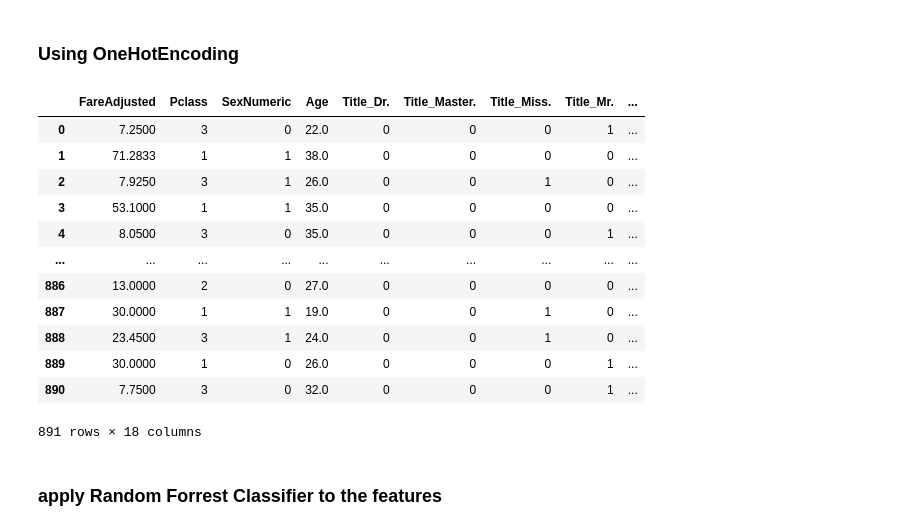
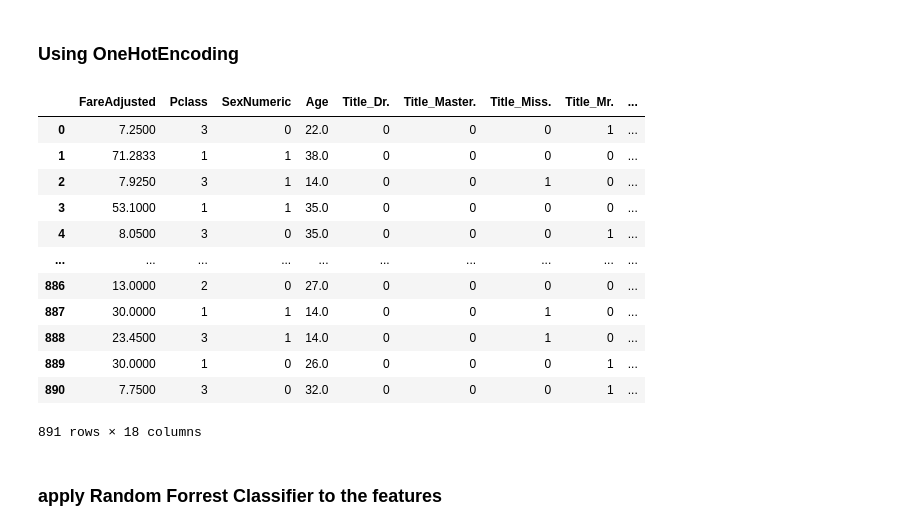
Before and after one commit to osofariu/titanic-kaggle, a Jupyter notebook: notebooks/titanic.ipynb, the cells around one changed output. Drawn from its saved outputs; the diff is of its cells as text; code cells hidden in the pictures.

```diff
--- a/notebooks/titanic.ipynb
+++ b/notebooks/titanic.ipynb
@@ -150,6 +151,11 @@ titles_esteemed_first = {
     'Mr.': 1
 }
 
+median_age_by_class = t_train.groupby('Pclass')['Age'].median()
+t_train['Age'] = t_train.apply(lambda row:
+                    14 if row['Title'] == 'Miss.' else
+                    median_age_by_class[row['Pclass']] if np.isnan(row['Age']) else row['Age'], axis=1)
+
 t_train['TitleNumeric'] = t_train['Title'].map(lambda title: titles_esteemed_first[title])
 
 feature_cols = ['FareAdjusted', 'Pclass', 'SexNumeric', 'TitleNumeric']
@@ -201,3 +207,18 @@ t_train['Deck'] = \
 # simply having s cabin assigned increases chances of survival
 t_train['CabinGoodNumeric'] = \
 t_train['Deck'].map(lambda letter: 1 if (letter in "BDEG") else 0)
+
+def extractLast(name):
+    parts = name.split(' ')
+    while (parts[0].islower()):
+        parts = parts[1:]
+    if (parts[0][-1] == ','):
+        return parts[0][:-1]
+    else:
+        return parts[0]
+
+t_train['LastName'] = t_train_orig['Name'].map(extractLast)
+
+
+# t_train['FamilyCount'] = t_train.groupby('LastName')['LastName'].count()
+t_train[['Name','LastName']].sort_values(['LastName'], axis='rows')
@@ -233,26 +268,25 @@ groups.get_group('Survived')
 # %%
 feature_cols_ohe = ['FareAdjusted', 'Pclass', 'SexNumeric', 'Title', 'Age', 'Deck']
 X_ohe = t_train[feature_cols_ohe]
 
-X_ohe = pd.concat([X_ohe,pd.get_dummies(X_ohe['Title'], prefix='Title')],axis=1).drop('Title', axis=1)
-X_ohe = pd.concat([X_ohe,pd.get_dummies(X_ohe['Deck'], prefix='Deck')],axis=1).drop('Deck', axis=1)
+X_ohe = pd.concat([X_ohe,pd.get_dummies(X_ohe[['Title', 'Deck']], prefix=['Title', 'Deck'])],axis=1).drop(['Title', 'Deck'], axis=1)
 
-# drop features that got a 0.0000 importance
+# drop features that don't help (they got a 0.0000 feature importance score)
 X_ohe = X_ohe.drop(['Title_Countess.', 'Deck_T', 'Title_Ms.', 'Title_Sir.', 'Title_Don.', 'Title_Capt.',
                     'Title_Col.', 'Title_Mlle.', 'Title_Major.', 'Title_Lady.', 'Title_Jonkheer.',
-                    'Title_Mme.', 'Deck_T'] , axis=1)
+                    'Title_Mme.'] , axis=1)
 X_ohe
 # %% [output]
 |  | FareAdjusted | Pclass | SexNumeric | Age | Title_Dr. | Title_Master. | Title_Miss. | Title_Mr. | ... |
 | 0 | 7.2500 | 3 | 0 | 22.0 | 0 | 0 | 0 | 1 | ... |
 | 1 | 71.2833 | 1 | 1 | 38.0 | 0 | 0 | 0 | 0 | ... |
-| 2 | 7.9250 | 3 | 1 | 26.0 | 0 | 0 | 1 | 0 | ... |
+| 2 | 7.9250 | 3 | 1 | 14.0 | 0 | 0 | 1 | 0 | ... |
 | 3 | 53.1000 | 1 | 1 | 35.0 | 0 | 0 | 0 | 0 | ... |
 | 4 | 8.0500 | 3 | 0 | 35.0 | 0 | 0 | 0 | 1 | ... |
 | ... | ... | ... | ... | ... | ... | ... | ... | ... | ... |
 | 886 | 13.0000 | 2 | 0 | 27.0 | 0 | 0 | 0 | 0 | ... |
-| 887 | 30.0000 | 1 | 1 | 19.0 | 0 | 0 | 1 | 0 | ... |
-| 888 | 23.4500 | 3 | 1 | 24.0 | 0 | 0 | 1 | 0 | ... |
+| 887 | 30.0000 | 1 | 1 | 14.0 | 0 | 0 | 1 | 0 | ... |
+| 888 | 23.4500 | 3 | 1 | 14.0 | 0 | 0 | 1 | 0 | ... |
 | 889 | 30.0000 | 1 | 0 | 26.0 | 0 | 0 | 0 | 1 | ... |
 | 890 | 7.7500 | 3 | 0 | 32.0 | 0 | 0 | 0 | 1 | ... |
 891 rows × 18 columns
```
Also changed, not shown: parts of 9 cells of this notebook, 2 other files.
